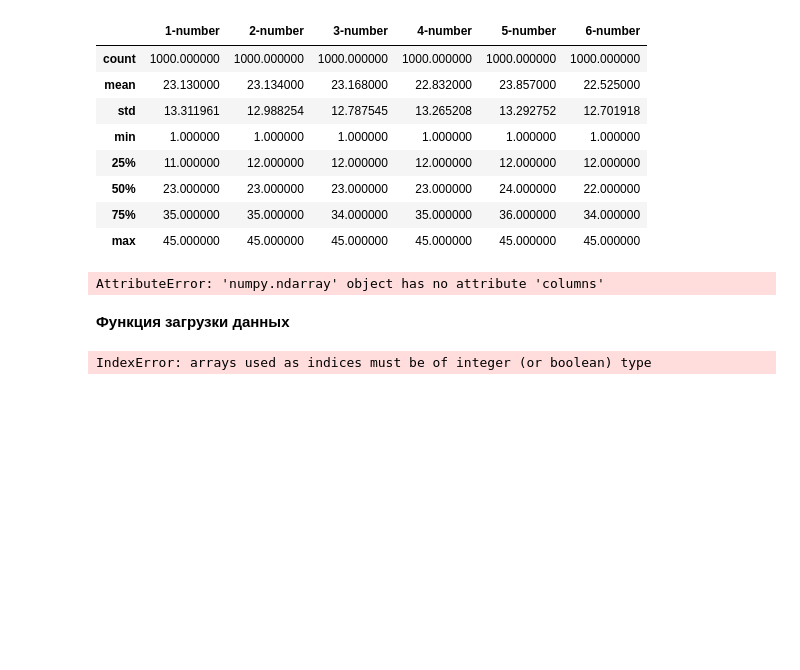
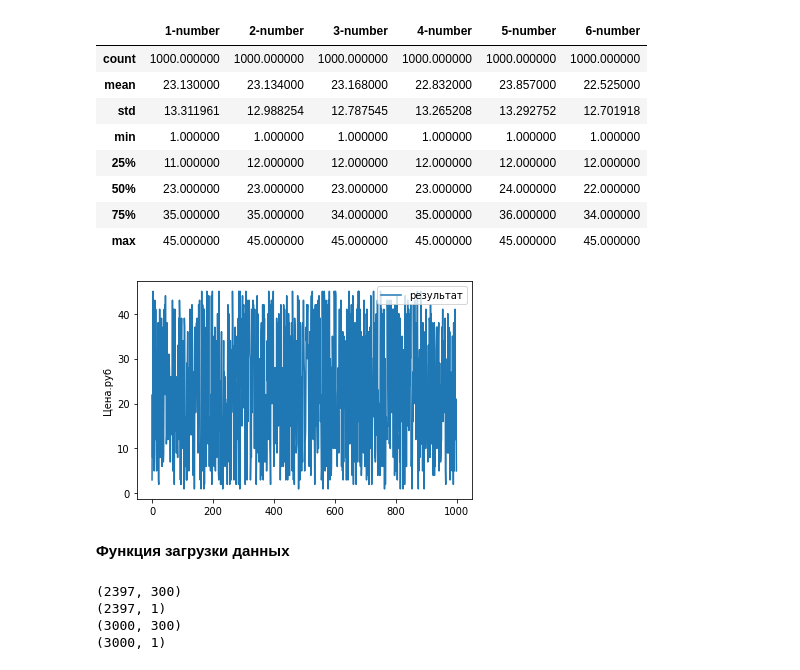
Before and after one commit to fazalpge/Forecast, a Jupyter notebook: pythonProject/Forecast_nuberline.ipynb, the cells around one changed output. Cells and saved outputs as stored; diff of their text form; code cells hidden in the pictures; blank space fills up the shorter version.

```diff
--- a/pythonProject/Forecast_nuberline.ipynb
+++ b/pythonProject/Forecast_nuberline.ipynb
@@ -57,17 +56,17 @@ con = np.stack([a, b, c,d,e,f], axis=1)
 con_r = con.reshape(6000,)
 # %%
 start = 0 #С какой точки начинаем
-step = allnum.shape[0] #Сколько точек отрисуем
+step = con_r.shape[0] #Сколько точек отрисуем
 
 #Заполняем текстовые названия каналов данных
-chanelNames = list(allnum.columns)
-plt.plot(allnum[start:start+step, 1],
+#chanelNames = list(allnum.columns)
+plt.plot(con_r[0:1000],
           label="результат")
 plt.ylabel('Цена.руб')
 plt.legend()
 plt.show()
 # %% [output]
-AttributeError: 'numpy.ndarray' object has no attribute 'columns'
+[figure, added]
 # %% [markdown]
 **Функция загрузки данных**
 # %%
@@ -81,7 +80,8 @@ def DataNormalization(data, Channels, Normalization):
     scaler = MinMaxScaler()
 
   #Берём только те каналы, которые указаны в аргументе функции
-  resData = data[:,Channels]
+  resData = data.reshape(-1,1)
+  #[:,Channels]
   #Обучаем нормировщик
   scaler.fit(resData)
   #Нормируем данные
@@ -143,26 +143,31 @@ def getXTrainFromTimeSeries(data, xLen, xChannels, yChannels, stepsForward, xNor
     xVal = np.array([x.flatten() for x in xVal])
 
   return (xTrain, yTrain), (xVal, yVal), (xScaler, yScaler)
+
+
+
+#Формируем параметры загрузки данных
+xLen = 300 #Анализируем по 300 прошедшим точкам
+stepsForward = 1 #Предсказываем на 1 шаг вперёд
+xChannels = [0] #Используемвсе входные каналы
+yChannels = [0] #Предказываем только open канал
+xNormalization = 0 #Нормируем входные каналы стандартным распределением
+yNormalization = 0#Нормируем выходные каналы стандартным распределением
+valLen = 3000 #Используем 30.000 записей для проверки0
+returnFlatten = 1 #Вернуть одномерные вечеторы
+convertToDerivative = 0 #Не превращать в производную
+
+#Загружаем данные
+(xTrain, yTrain), (xVal, yVal), (xScaler, yScaler) = \
+    getXTrainFromTimeSeries(con_r, xLen, xChannels, yChannels, stepsForward, xNormalization, yNormalization, returnFlatten, valLen, convertToDerivative)
+
+#Выводим размеры данных для проверки
+print(xTrain.shape)
+print(yTrain.shape)
+print(xVal.shape)
+print(yVal.shape)
+# %% [output]
+(2397, 300)
+(2397, 1)
+(3000, 300)
+(3000, 1)
-# %%
-#Формируем параметры загрузки данных
-xLen = 300 #Анализируем по 300 прошедшим точкам
-stepsForward = 1 #Предсказываем на 1 шаг вперёд
-xChannels = (con_r) #Используемвсе входные каналы
-yChannels = [0] #Предказываем только open канал
-xNormalization = 0 #Нормируем входные каналы стандартным распределением
-yNormalization = 0#Нормируем выходные каналы стандартным распределением
-valLen = 30000 #Используем 30.000 записей для проверки0
-returnFlatten = 1 #Вернуть одномерные вечеторы
-convertToDerivative = 0 #Не превращать в производную
-
-#Загружаем данные
-(xTrain, yTrain), (xVal, yVal), (xScaler, yScaler) = \
-    getXTrainFromTimeSeries(con_r, xLen, xChannels, yChannels, stepsForward, xNormalization, yNormalization, returnFlatten, valLen, convertToDerivative)
-
-#Выводим размеры данных для проверки
-print(xTrain.shape)
-print(yTrain.shape)
-print(xVal.shape)
-print(yVal.shape)
-# %% [output]
-IndexError: arrays used as indices must be of integer (or boolean) type
```
Also changed, not shown: parts of 9 cells of this notebook.
